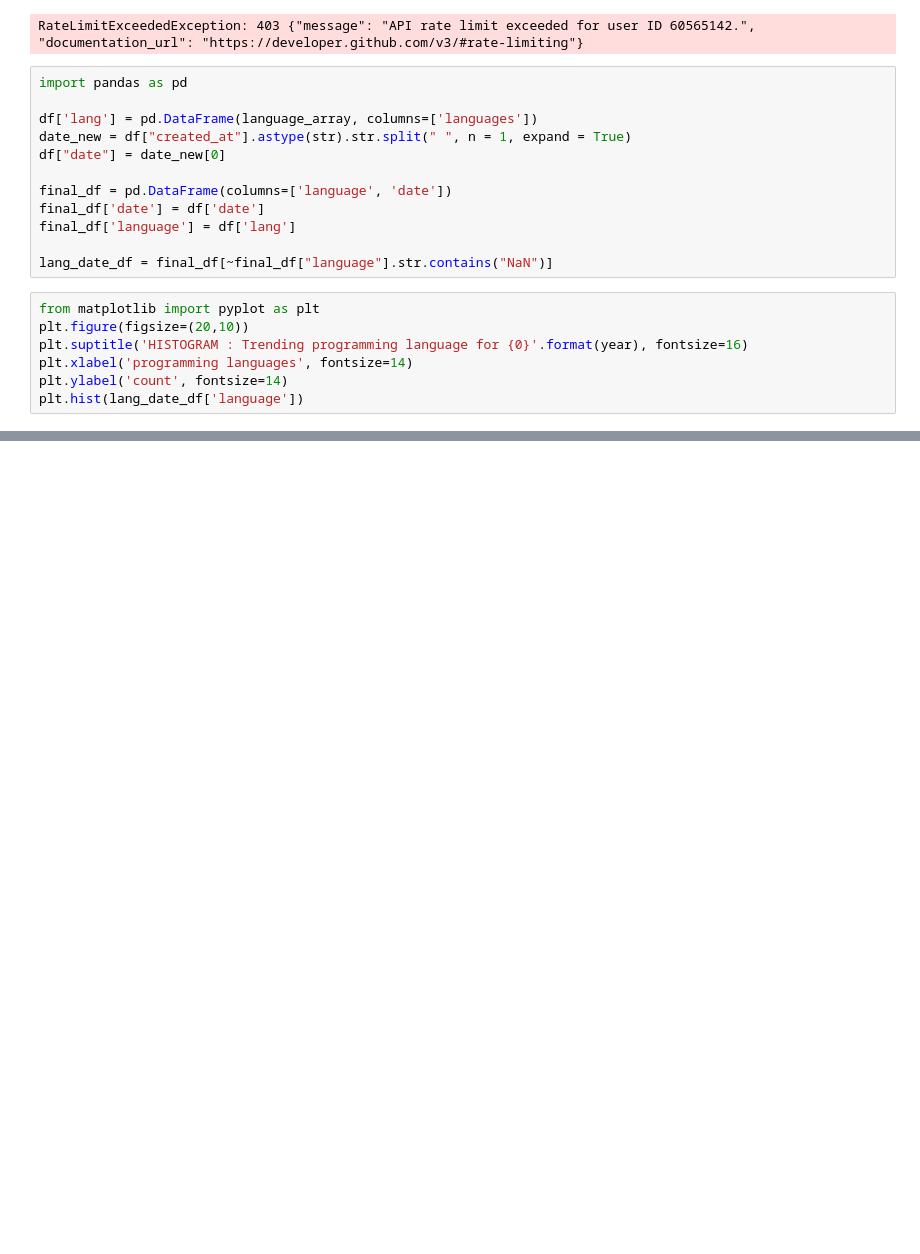
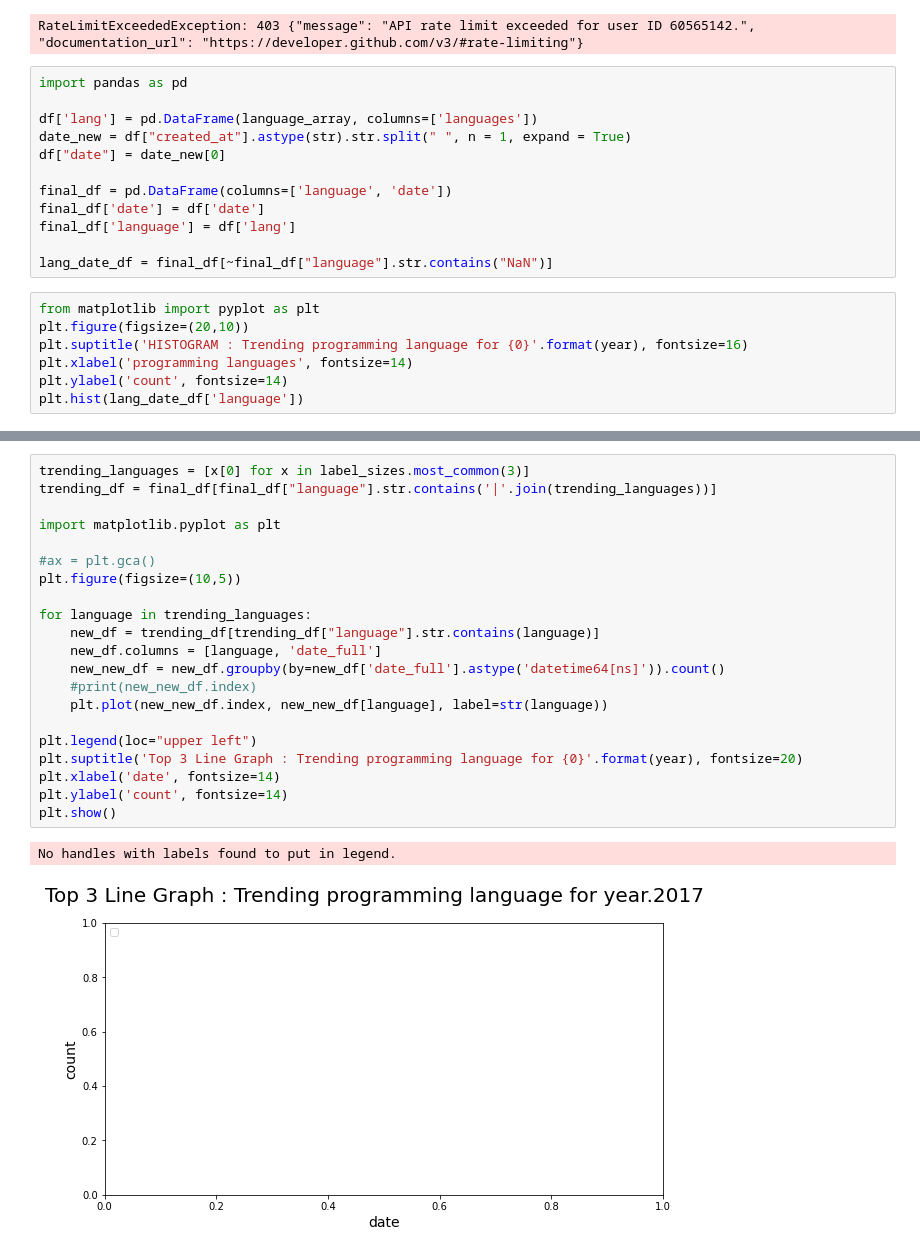
Before and after one commit to siddhik97/cs515-TP, a Jupyter notebook: trending-programing-languages-python.ipynb, the cells around one changed output, grey strips where cells are left out. Saved outputs shown, nothing was run; the diff lists cells and outputs as text; blank space fills up the shorter version.

```diff
--- a/trending-programing-languages-python.ipynb
+++ b/trending-programing-languages-python.ipynb
@@ -67,0 +96,24 @@ plt.hist(lang_date_df['language'])
+# %%
+trending_languages = [x[0] for x in label_sizes.most_common(3)]
+trending_df = final_df[final_df["language"].str.contains('|'.join(trending_languages))]
+
+import matplotlib.pyplot as plt
+
+#ax = plt.gca()
+plt.figure(figsize=(10,5))
+
+for language in trending_languages:
+    new_df = trending_df[trending_df["language"].str.contains(language)]
+    new_df.columns = [language, 'date_full']
+    new_new_df = new_df.groupby(by=new_df['date_full'].astype('datetime64[ns]')).count()
+    #print(new_new_df.index)
+    plt.plot(new_new_df.index, new_new_df[language], label=str(language))
+
+plt.legend(loc="upper left")
+plt.suptitle('Top 3 Line Graph : Trending programming language for {0}'.format(year), fontsize=20)
+plt.xlabel('date', fontsize=14)
+plt.ylabel('count', fontsize=14)
+plt.show()
+# %% [output]
+No handles with labels found to put in legend.
+[figure, added]
```
Also changed, not shown: parts of 2 cells of this notebook, 1 other file.
